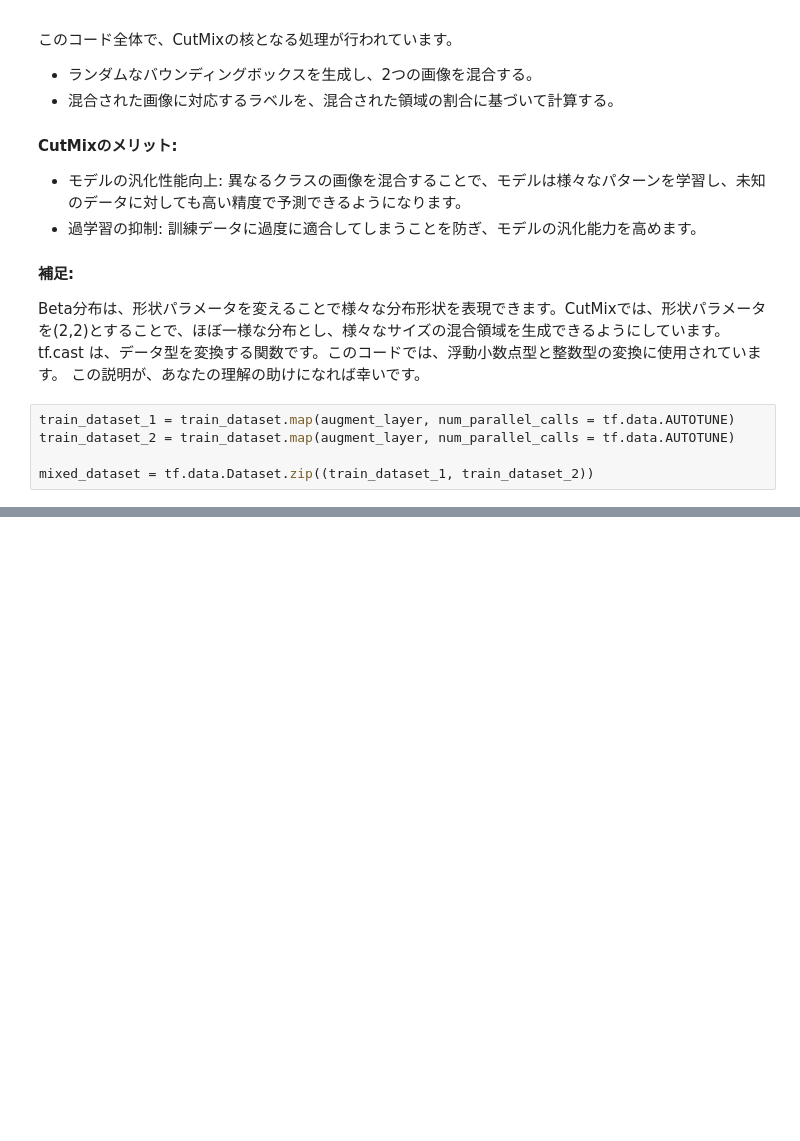
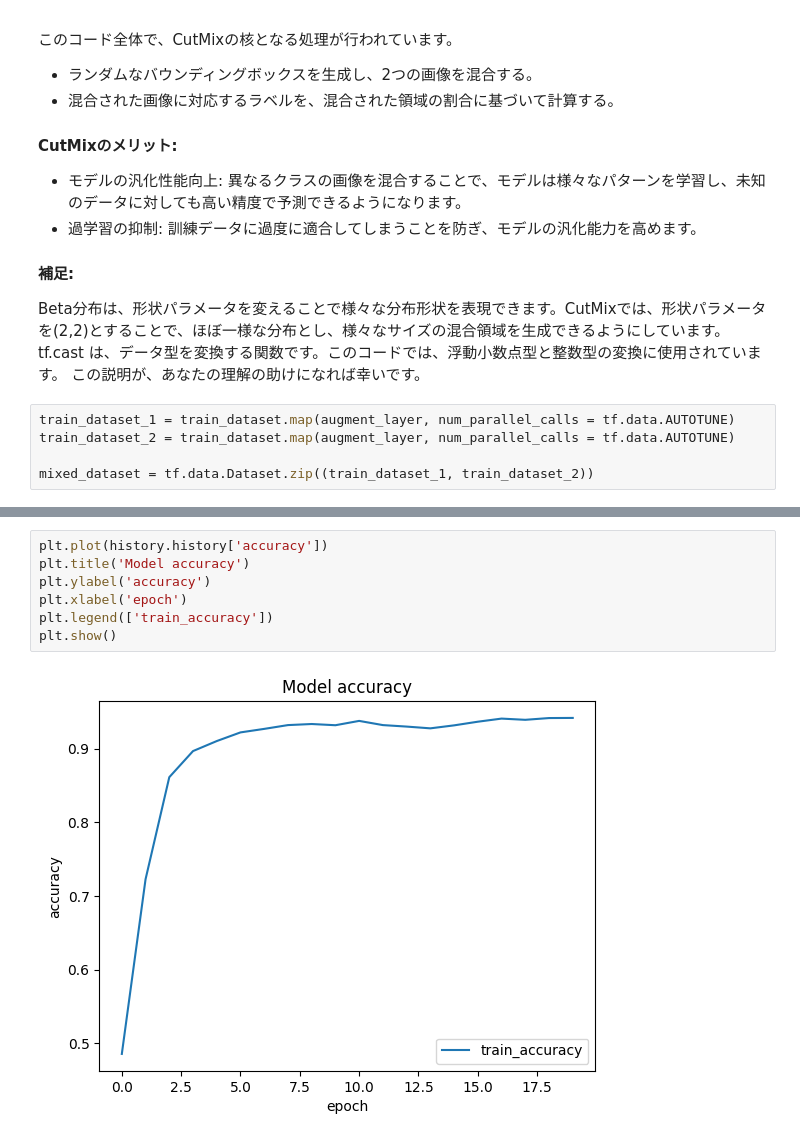
Before and after one commit to atsss/Deep-Learning-for-Computer-Vision-with-Python-and-TensorFlow, a Jupyter notebook: Human_Emotions_Detection.ipynb, the cells around one changed output, grey strips where cells are left out. Saved outputs shown, nothing was run; the diff lists cells and outputs as text; blank space fills up the shorter version.

```diff
--- a/Human_Emotions_Detection.ipynb
+++ b/Human_Emotions_Detection.ipynb
@@ -564,0 +814,9 @@ mixed_dataset = tf.data.Dataset.zip((train_dataset_1, train_dataset_2))
+# %%
+plt.plot(history.history['accuracy'])
+plt.title('Model accuracy')
+plt.ylabel('accuracy')
+plt.xlabel('epoch')
+plt.legend(['train_accuracy'])
+plt.show()
+# %% [output]
+[figure, added]
```
Also changed, not shown: parts of 26 cells of this notebook.
